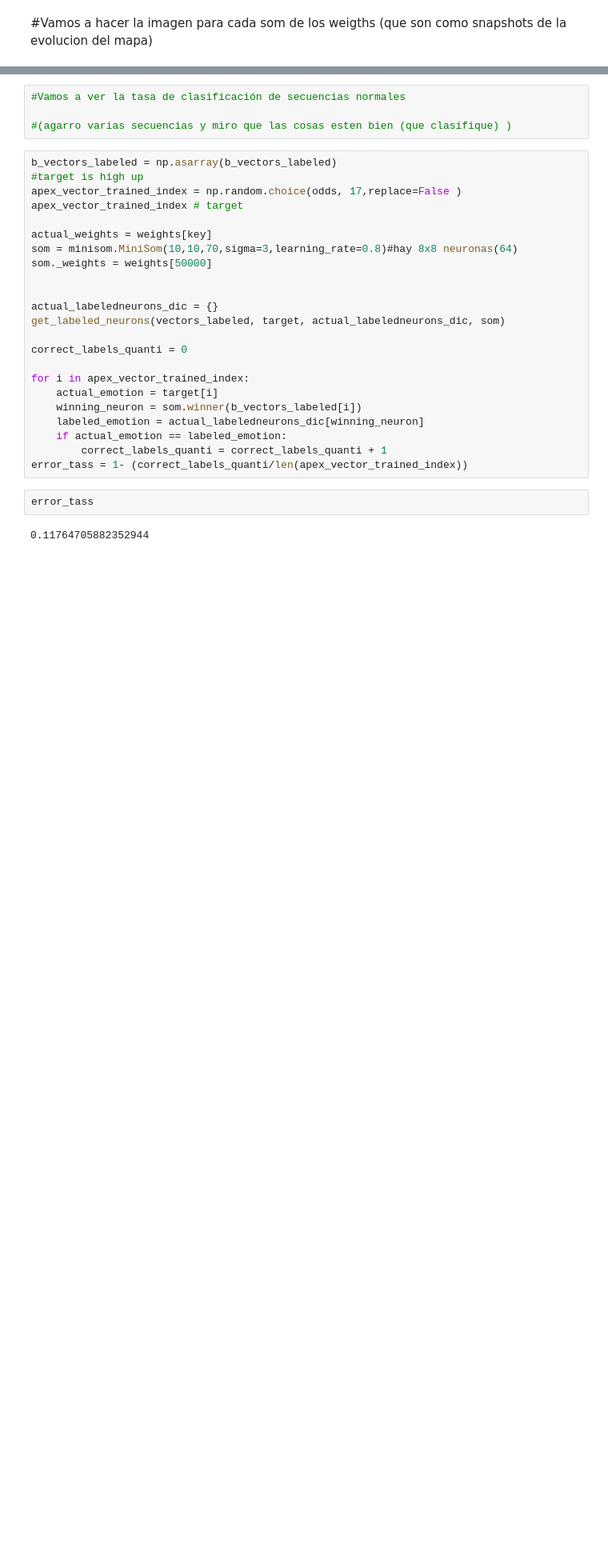
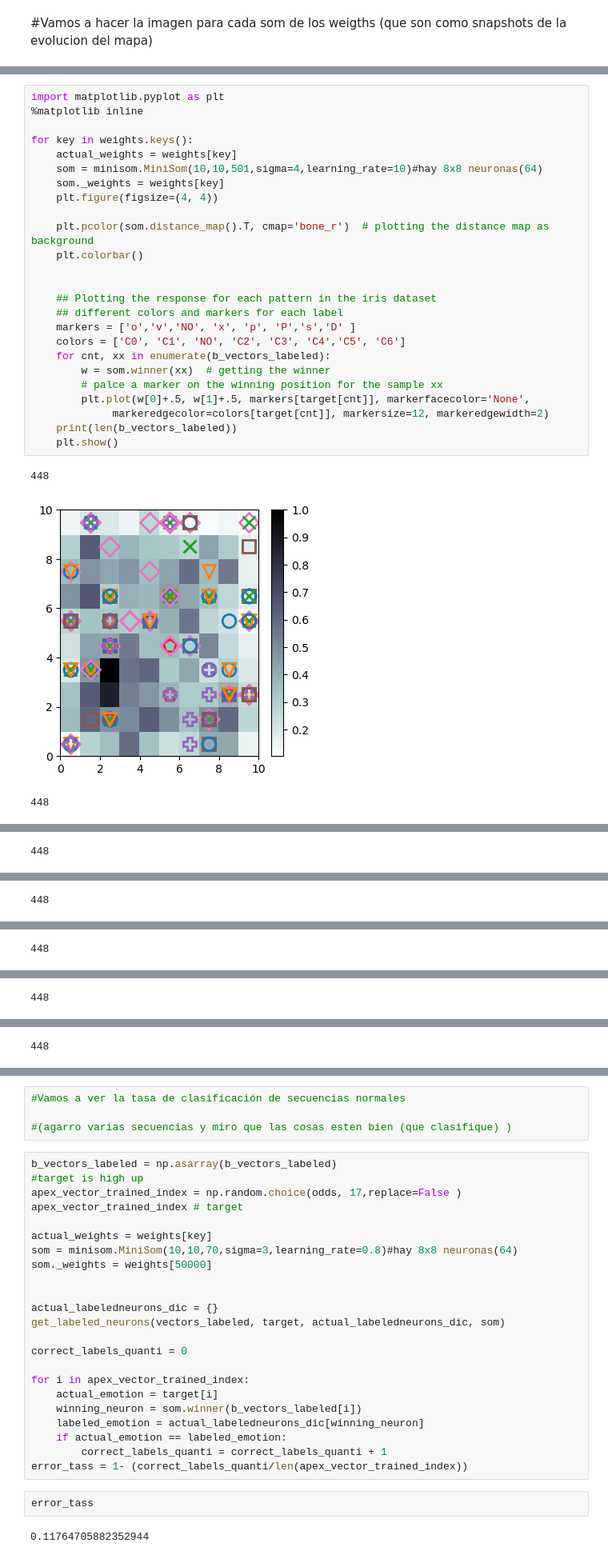
Before and after one commit to aliciaamaliaalvarezmon/SynthesisEmotions, a Jupyter notebook: Notebook/Expression Map-Copy2.ipynb, the cells around one changed output, grey strips where cells are left out. Shown at 80% size. Cells and saved outputs as stored; diff of their text form; blank space fills up the shorter version.

```diff
--- a/Notebook/Expression Map-Copy2.ipynb
+++ b/Notebook/Expression Map-Copy2.ipynb
@@ -339,0 +356,29 @@ for key in weights.keys():
+# %%
+import matplotlib.pyplot as plt
+%matplotlib inline
+
+for key in weights.keys():
+    actual_weights = weights[key]
+    som = minisom.MiniSom(10,10,501,sigma=4,learning_rate=10)#hay 8x8 neuronas(64)
+    som._weights = weights[key]
+    plt.figure(figsize=(4, 4))
+
+    plt.pcolor(som.distance_map().T, cmap='bone_r')  # plotting the distance map as background
+    plt.colorbar()
+
+
+    ## Plotting the response for each pattern in the iris dataset
+    ## different colors and markers for each label
+    markers = ['o','v','NO', 'x', 'p', 'P','s','D' ]
+    colors = ['C0', 'C1', 'NO', 'C2', 'C3', 'C4','C5', 'C6']
+    for cnt, xx in enumerate(b_vectors_labeled):
+        w = som.winner(xx)  # getting the winner
+        # palce a marker on the winning position for the sample xx
+        plt.plot(w[0]+.5, w[1]+.5, markers[target[cnt]], markerfacecolor='None',
+             markeredgecolor=colors[target[cnt]], markersize=12, markeredgewidth=2)
+    print(len(b_vectors_labeled))
+    plt.show()
+# %% [output]
+448
+[figure, added]
+448
@@ -339,0 +386 @@ for key in weights.keys():
+448
@@ -339,0 +388 @@ for key in weights.keys():
+448
@@ -339,0 +390 @@ for key in weights.keys():
+448
@@ -339,0 +392 @@ for key in weights.keys():
+448
@@ -339,0 +394 @@ for key in weights.keys():
+448
```
Also changed, not shown: parts of 20 cells of this notebook, 16 other files.
